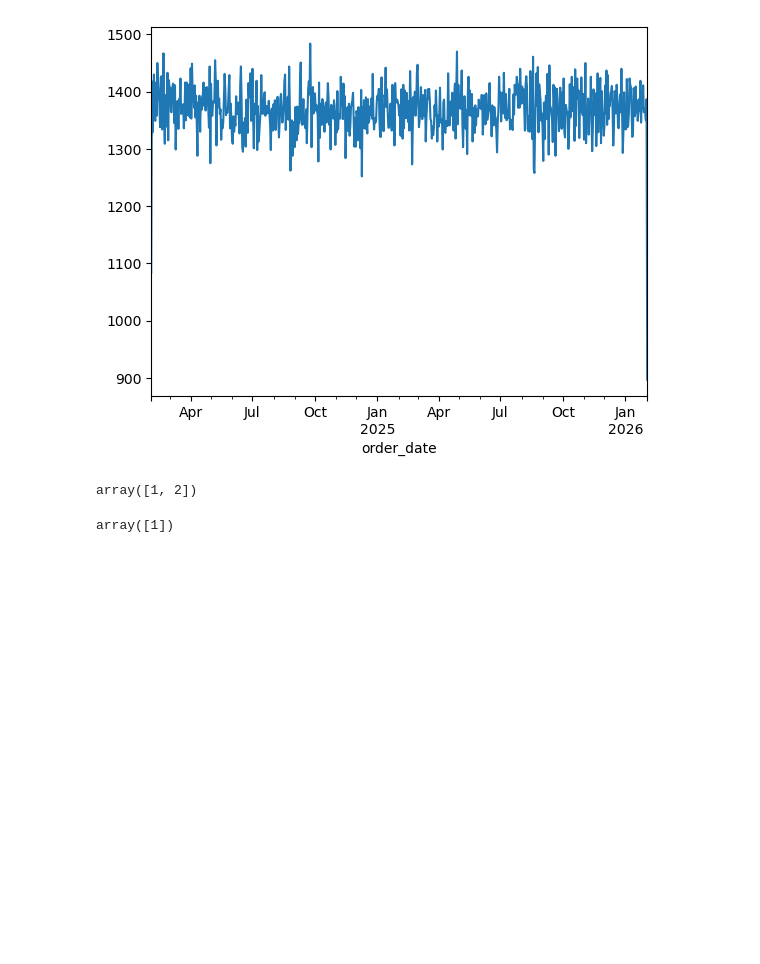
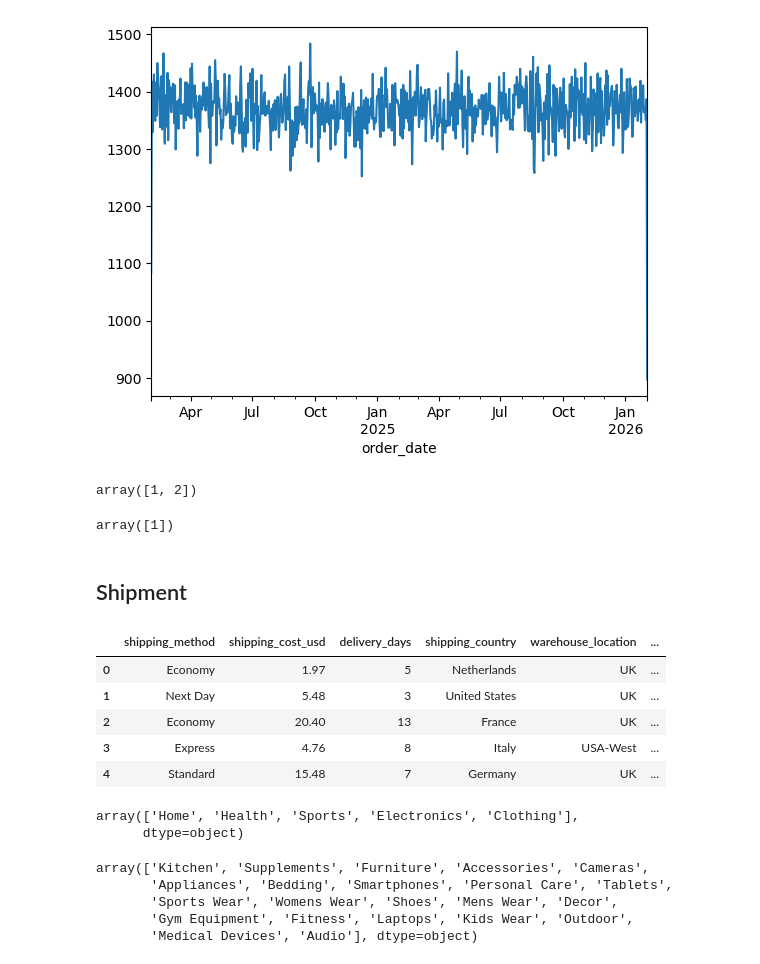
Before and after one commit to tanaymahapatra/E-commerce-Database-Management-and-Inventory-Optimization, a Jupyter notebook: Data_Analysis.ipynb, the cells around one changed output. Cells and saved outputs as stored; diff of their text form; code cells hidden in the pictures; blank space fills up the shorter version.

Commit message:
Shipment analysis

```diff
--- a/Data_Analysis.ipynb
+++ b/Data_Analysis.ipynb
@@ -267,3 +267,31 @@ array([1, 2])
 df[['order_id','order_date']].groupby('order_id').count()['order_date'].unique()
 # %% [output]
 array([1])
+# %% [markdown]
+## Shipment
+# %%
+df2 = df1[['shipping_method', 'shipping_cost_usd',
+       'delivery_days', 'shipping_country', 'warehouse_location',
+       'delivery_status']]
+df2.head()
+# %% [output]
+|  | shipping_method | shipping_cost_usd | delivery_days | shipping_country | warehouse_location | ... |
+| 0 | Economy | 1.97 | 5 | Netherlands | UK | ... |
+| 1 | Next Day | 5.48 | 3 | United States | UK | ... |
+| 2 | Economy | 20.40 | 13 | France | UK | ... |
+| 3 | Express | 4.76 | 8 | Italy | USA-West | ... |
+| 4 | Standard | 15.48 | 7 | Germany | UK | ... |
+# %%
+df1["category"].unique()
+# %% [output]
+array(['Home', 'Health', 'Sports', 'Electronics', 'Clothing'],
+      dtype=object)
+# %%
+df1["sub_category"].unique()
+# 22 sub cat
+# %% [output]
+array(['Kitchen', 'Supplements', 'Furniture', 'Accessories', 'Cameras',
+       'Appliances', 'Bedding', 'Smartphones', 'Personal Care', 'Tablets',
+       'Sports Wear', 'Womens Wear', 'Shoes', 'Mens Wear', 'Decor',
+       'Gym Equipment', 'Fitness', 'Laptops', 'Kids Wear', 'Outdoor',
+       'Medical Devices', 'Audio'], dtype=object)
```
